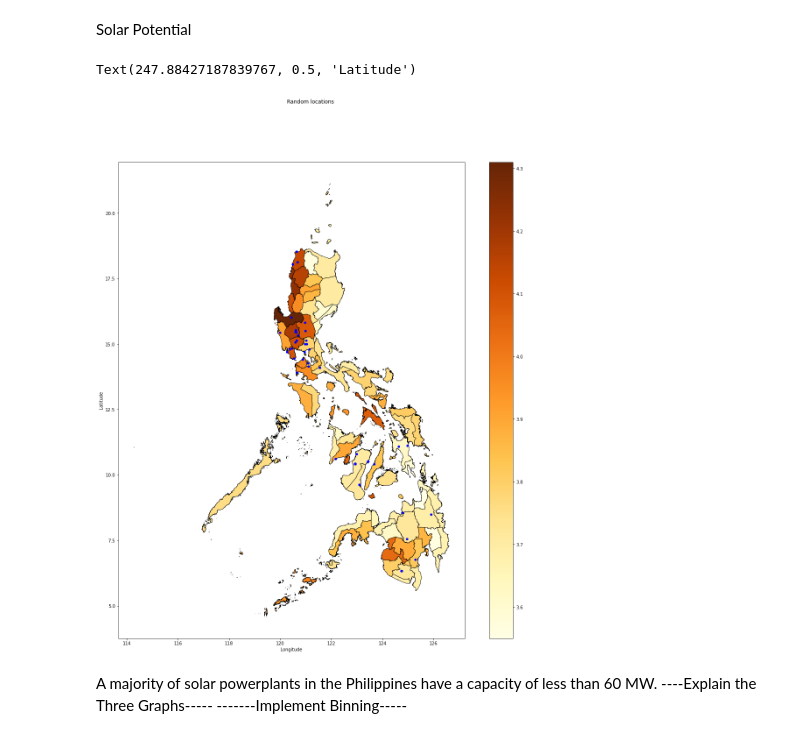
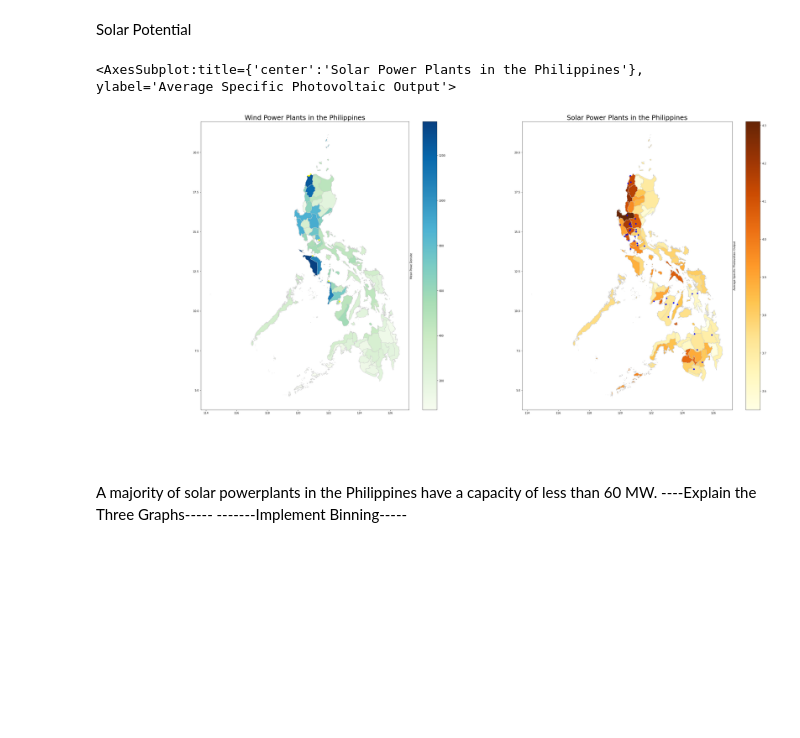
Before and after one commit to RaynorChavez/Solar-Wind-Energy-Analysis-Philippines, a Jupyter notebook: Philippines Solar Power Analysis.ipynb, the cells around one changed output. Saved outputs shown, nothing was run; the diff lists cells and outputs as text; code cells hidden in the pictures; blank space fills up the shorter version.

```diff
--- a/Philippines Solar Power Analysis.ipynb
+++ b/Philippines Solar Power Analysis.ipynb
@@ -29,36 +29,53 @@ fp = ".\Data\Shapefiles\Philippines\phl_admbnda_adm2_psa_namria_20200529.shp"
 map_df = gpd.read_file(fp)
 map_df.columns
 map_df = map_df[['ADM2_EN', 'geometry']]
-# %%
-# Solar PowerPlants
-powerplantsfp = '.\Data\PowerPlants\global_power_plant_database.csv'
-powerplants = pd.read_csv(powerplantsfp)
-powerplants = powerplants[powerplants.country_long == 'Philippines']
-powerplants = powerplants[powerplants.primary_fuel == 'Solar']
-powerplants.capacity_mw = pd.to_numeric(powerplants.capacity_mw, errors='coerce')
-crs = {'init':'epsg:4326'}
-geometry=[Point(xy) for xy in zip(powerplants["longitude"], powerplants["latitude"])]
-geodata=gpd.GeoDataFrame(powerplants,crs=crs, geometry=geometry)
-
-fig, ax = plt.subplots(figsize=(20,20))
-
-# Data for Solar Potential Heatmap
-datafp = '.\Data\SolarPotential\Philippine_regions_pvpotential.csv'
-solar_potential_data = gpd.read_file(datafp)
-solar_potential_data = solar_potential_data[["ADM2_EN", "avg_specific_pv_output"]]
-solar_potential_data.avg_specific_pv_output = pd.to_numeric(solar_potential_data.avg_specific_pv_output, errors='coerce')
-
-merged_solar = map_df.set_index("ADM2_EN").join(solar_potential_data.set_index("ADM2_EN"))
-variable_solar = "avg_specific_pv_output"
-
-merged_solar.plot(column=variable_solar, cmap="YlOrBr", linewidth=0.8, ax=ax, edgecolor='k', alpha=1, legend=True)
-geodata.plot(ax=ax, color='blue', markersize=20)
-
-fig.suptitle('Random locations', fontsize=12)
-ax.set_xlabel('Longitude', fontsize=10)
-ax.set_ylabel('Latitude', fontsize='medium')
-# %% [output]
-Text(247.88427187839767, 0.5, 'Latitude')
-[figure, removed]
+# %%
+
+# create figure and axes for Matplotlib
+fig, (ax1,ax2) = plt.subplots(1,2, figsize=(40, 20))
+
+# Data for Wind Potential Heatmap
+datafp = '.\Data\WindPotential\Philippine_regions_windpotential.csv'
+wind_potential_data = gpd.read_file(datafp)
+wind_potential_data = wind_potential_data[["ADM2_EN", "mean_power_density"]]
+wind_potential_data.mean_power_density = pd.to_numeric(wind_potential_data.mean_power_density, errors='coerce')
+
+merged_wind = map_df.set_index("ADM2_EN").join(wind_potential_data.set_index("ADM2_EN"))
+variable_wind = "mean_power_density"
+
+# Data for Solar Potential Heatmap
+datafp = '.\Data\SolarPotential\Philippine_regions_pvpotential.csv'
+solar_potential_data = gpd.read_file(datafp)
+solar_potential_data = solar_potential_data[["ADM2_EN", "avg_specific_pv_output"]]
+solar_potential_data.avg_specific_pv_output = pd.to_numeric(solar_potential_data.avg_specific_pv_output, errors='coerce')
+
+merged_solar = map_df.set_index("ADM2_EN").join(solar_potential_data.set_index("ADM2_EN"))
+variable_solar = "avg_specific_pv_output"
+
+# Modifying Axes
+#ax1.axis("off")
+ax1.set_title("Wind Power Plants in the Philippines", fontdict = {"fontsize": "25", "fontweight":"3"})
+ax1.tick_params(labelsize=10)
+ax1.figure.axes[1].tick_params(labelsize=10)
+ax1.yaxis.set_label_position('right')
+ax1.set_ylabel("Mean Powe Densite")
+ax1.annotate("Source: Global Wind Map, 2022",xy=(0, .0), xycoords="figure fraction", horizontalalignment="left", verticalalignment="top", fontsize=12, color="#555555")
+
+#ax2.axis("off")
+ax2.set_title("Solar Power Plants in the Philippines", fontdict = {"fontsize": "25", "fontweight":"3"})
+ax2.figure.axes[1].tick_params(labelsize=10)
+ax2.yaxis.set_label_position('right')
+ax2.set_ylabel("Average Specific Photovoltaic Output")
+ax2.annotate("Source: Global Solar Map, 2022",xy=(0.4, .0), xycoords="figure fraction", horizontalalignment="left", verticalalignment="top", fontsize=12, color="#555555")
+
+
+# Plotting
+merged_wind.plot(column=variable_wind, cmap="GnBu", linewidth=0.8, ax=ax1, edgecolor="0.8", legend=True)
+geodata_wind.plot(ax=ax1, color='yellow', markersize=20)
+merged_solar.plot(column=variable_solar, cmap="YlOrBr", linewidth=0.8, ax=ax2, edgecolor="0.8", legend=True)
+geodata_solar.plot(ax=ax2, color='blue', markersize=20)
+# %% [output]
+<AxesSubplot:title={'center':'Solar Power Plants in the Philippines'}, ylabel='Average Specific Photovoltaic Output'>
+[figure, added]
 # %% [markdown]
 A majority of solar powerplants in the Philippines have a capacity of less than 60 MW. ----Explain the Three Graphs----- -------Implement Binning-----
```
Also changed, not shown: parts of 8 cells of this notebook, 2 other files.
